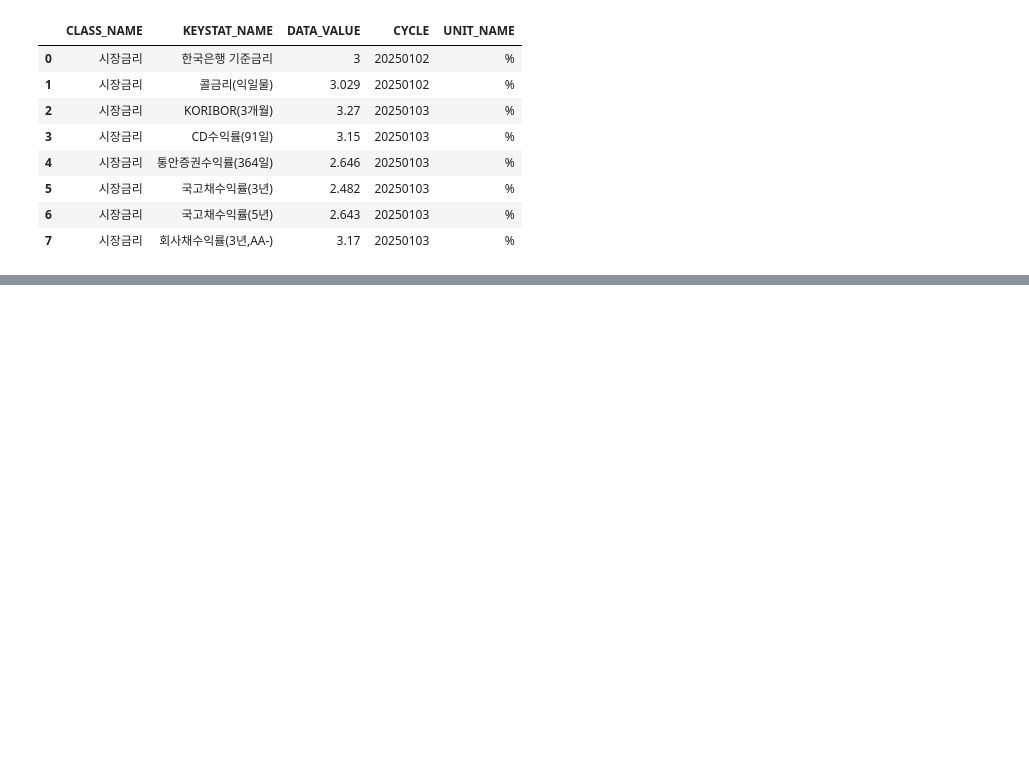
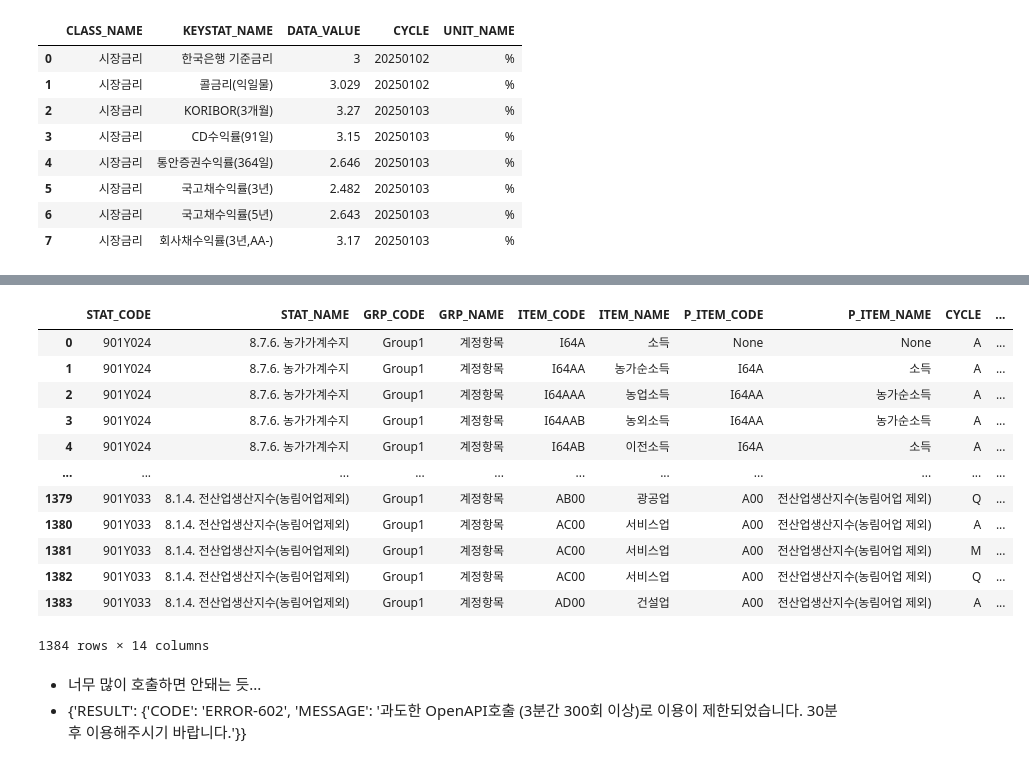
Before and after one commit to jmlee8939/ecos_api_loader, a Jupyter notebook: note.ipynb, the cells around one changed output, grey strips where cells are left out. Saved outputs shown, nothing was run; the diff lists cells and outputs as text; code cells hidden in the pictures; blank space fills up the shorter version.

```diff
--- a/note.ipynb
+++ b/note.ipynb
@@ -89,0 +186,2 @@ keystat_df.to_csv('keystat.csv')
+# %%
+stats_codes = [i.split('[')[1].split(']')[0] for i in list(found_marks)]
@@ -89,0 +192,14 @@ keystat_df.to_csv('keystat.csv')
+# %%
+url = 'https://ecos.bok.or.kr/api/StatisticItemList/{}/json/kr/1/10/{}'.format(api_key,stats_codes[0])
+# %%
+# API 호출
+response = requests.get(url)
+
+# 응답 데이터 확인
+if response.status_code == 200:
+    data = response.json()  # JSON 데이터를 Python 딕셔너리로 변환
+    print(data)
+else:
+    print(f"Error: {response.status_code}, {response.text}")
+
+temp_df = pd.DataFrame(data['StatisticItemList']['row'])
@@ -89,0 +228,20 @@ keystat_df.to_csv('keystat.csv')
+# %%
+stats_list = []
+idx_no = 0
+for stats_code in stats_codes:
+    # url 지정
+    url = 'https://ecos.bok.or.kr/api/StatisticItemList/{}/json/kr/1/10/{}'.format(api_key,stats_code)
+
+    # API 호출
+    response = requests.get(url)
+
+    # 응답 데이터 확인
+    if response.status_code == 200:
+        data = response.json()  # JSON 데이터를 Python 딕셔너리로 변환
+    else:
+        print(f"Error: {response.status_code}, {response.text}")
+
+    idx_no += 1
+    if idx_no % 10 == 0:
+        print(idx_no, len(stats_list))
+    stats_list = stats_list + data['StatisticItemList']['row']
@@ -89,0 +270,19 @@ keystat_df.to_csv('keystat.csv')
+# %%
+pd.DataFrame(stats_list)
+# %% [output]
+|  | STAT_CODE | STAT_NAME | GRP_CODE | GRP_NAME | ITEM_CODE | ITEM_NAME | P_ITEM_CODE | P_ITEM_NAME | CYCLE | ... |
+| 0 | 901Y024 | 8.7.6. 농가가계수지 | Group1 | 계정항목 | I64A | 소득 | None | None | A | ... |
+| 1 | 901Y024 | 8.7.6. 농가가계수지 | Group1 | 계정항목 | I64AA | 농가순소득 | I64A | 소득 | A | ... |
+| 2 | 901Y024 | 8.7.6. 농가가계수지 | Group1 | 계정항목 | I64AAA | 농업소득 | I64AA | 농가순소득 | A | ... |
+| 3 | 901Y024 | 8.7.6. 농가가계수지 | Group1 | 계정항목 | I64AAB | 농외소득 | I64AA | 농가순소득 | A | ... |
+| 4 | 901Y024 | 8.7.6. 농가가계수지 | Group1 | 계정항목 | I64AB | 이전소득 | I64A | 소득 | A | ... |
+| ... | ... | ... | ... | ... | ... | ... | ... | ... | ... | ... |
+| 1379 | 901Y033 | 8.1.4. 전산업생산지수(농림어업제외) | Group1 | 계정항목 | AB00 | 광공업 | A00 | 전산업생산지수(농림어업 제외) | Q | ... |
+| 1380 | 901Y033 | 8.1.4. 전산업생산지수(농림어업제외) | Group1 | 계정항목 | AC00 | 서비스업 | A00 | 전산업생산지수(농림어업 제외) | A | ... |
+| 1381 | 901Y033 | 8.1.4. 전산업생산지수(농림어업제외) | Group1 | 계정항목 | AC00 | 서비스업 | A00 | 전산업생산지수(농림어업 제외) | M | ... |
+| 1382 | 901Y033 | 8.1.4. 전산업생산지수(농림어업제외) | Group1 | 계정항목 | AC00 | 서비스업 | A00 | 전산업생산지수(농림어업 제외) | Q | ... |
+| 1383 | 901Y033 | 8.1.4. 전산업생산지수(농림어업제외) | Group1 | 계정항목 | AD00 | 건설업 | A00 | 전산업생산지수(농림어업 제외) | A | ... |
+1384 rows × 14 columns
+# %% [markdown]
+- 너무 많이 호출하면 안돼는 듯...
+- {'RESULT': {'CODE': 'ERROR-602', 'MESSAGE': '과도한 OpenAPI호출 (3분간 300회 이상)로 이용이 제한되었습니다. 30분 후 이용해주시기 바랍니다.'}}
```
Also changed, not shown: parts of 16 cells of this notebook.
